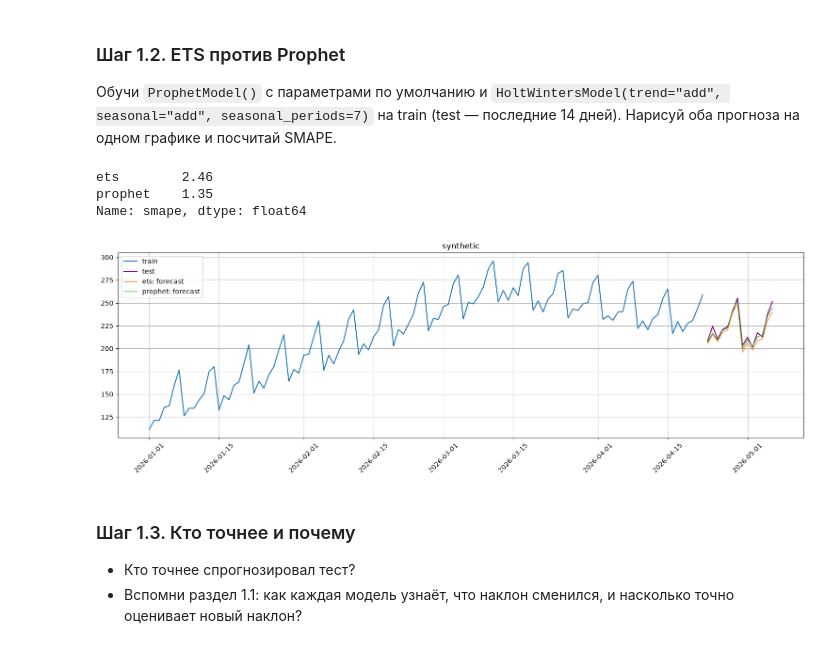
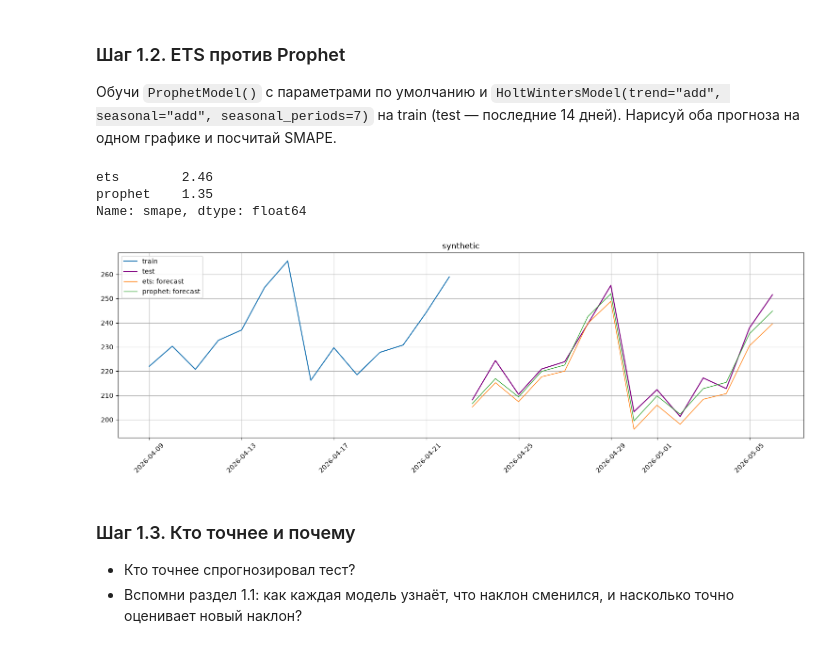
Before and after one commit to skv-analyst/study-etna, a Jupyter notebook: weeks/week-02-advanced-models/ch07-ProphetModel.ipynb, the cells around one changed output. Drawn from its saved outputs; the diff is of its cells as text; code cells hidden in the pictures.

```diff
--- a/weeks/week-02-advanced-models/ch07-ProphetModel.ipynb
+++ b/weeks/week-02-advanced-models/ch07-ProphetModel.ipynb
@@ -293,16 +293,16 @@ def compare_models(ts: TSDataset, models: dict, n_train_samples: int | None = No
         )
     return {"models": models, "forecasts": forecasts, "errors": errors, "train_ts": train_ts, "test_ts": test_ts}
 # %%
-res = compare_models(ts, make_models())
+res = compare_models(ts, make_models(), n_train_samples=14)
 model_ets, model_prophet = res["models"]["ets"], res["models"]["prophet"]
 train_ts, test_ts = res["train_ts"], res["test_ts"]
 
 print(res["errors"])
 # %% [output]
 ets        2.46
 prophet    1.35
 Name: smape, dtype: float64
-[figure, old version]
+[figure, new version]
 # %% [markdown]
 ### Шаг 1.3. Кто точнее и почему
 
```
Also changed, not shown: parts of 11 cells of this notebook.
